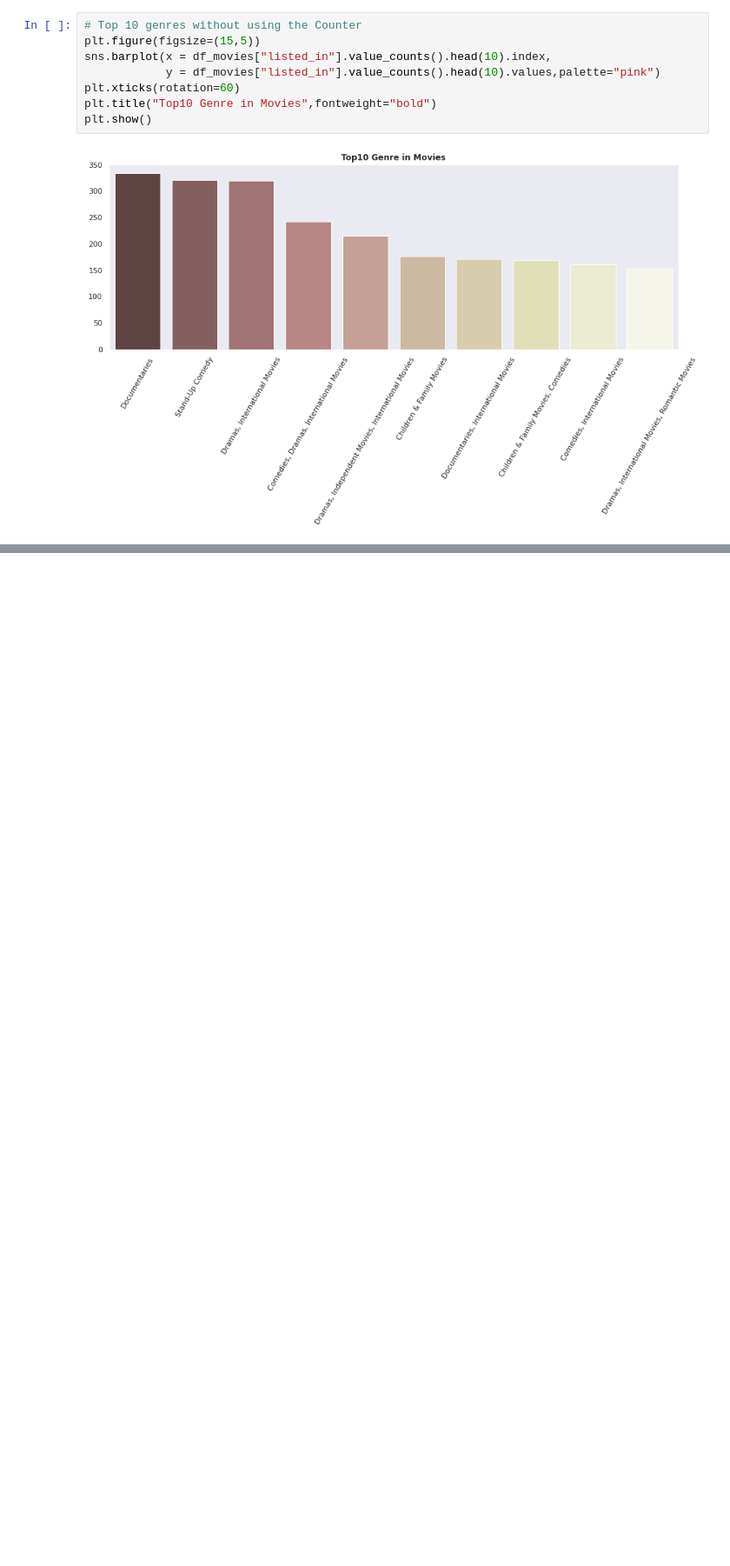
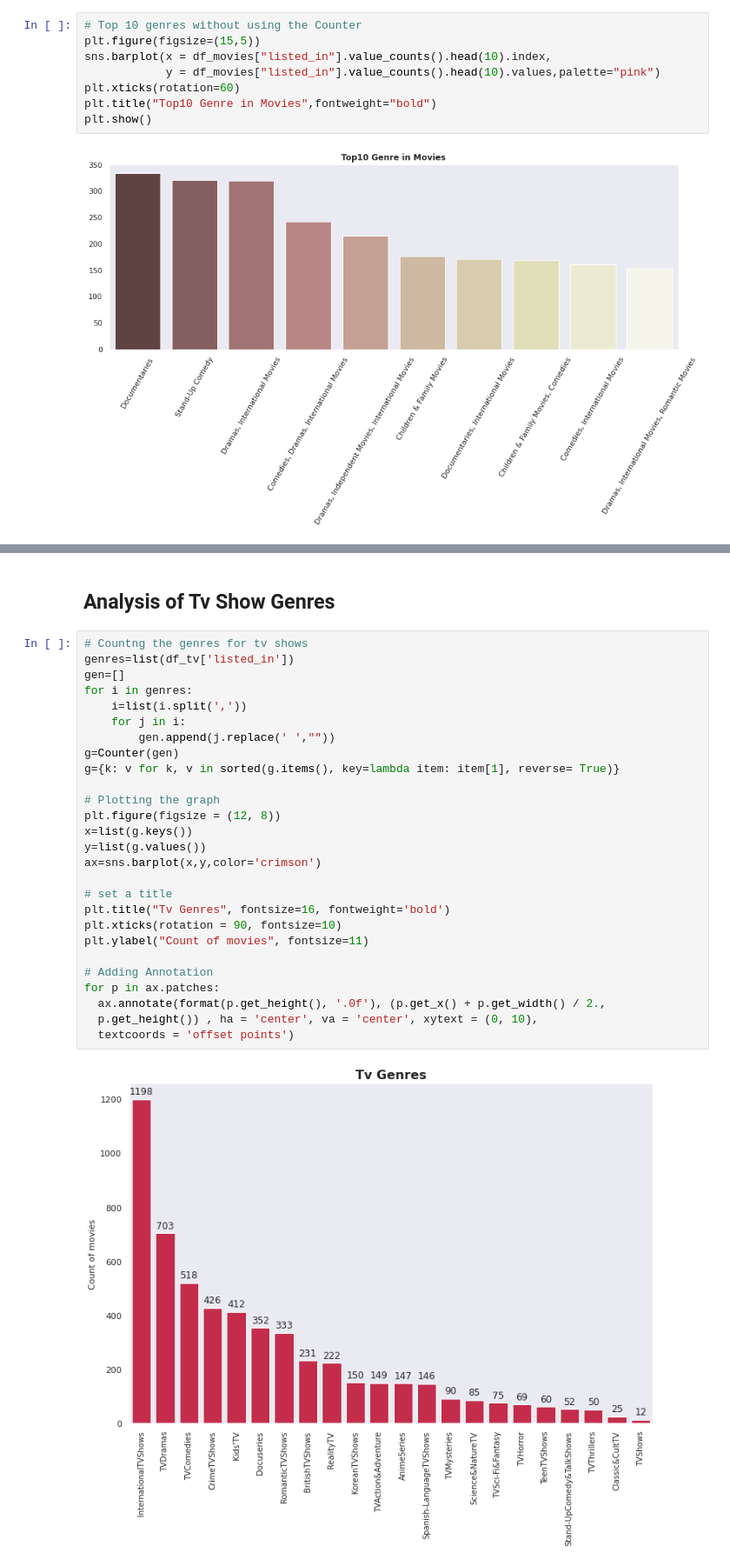
Before and after one commit to Debabarata308/Netflix-Movies-and-TV-Shows-Clustering, a Jupyter notebook: Copy_of_Copy_of_NETFLIX_MOVIES_AND_TV_SHOWS_CLUSTERING.ipynb, the cells around one changed output, grey strips where cells are left out. Shown at 87% size. Drawn from its saved outputs; the diff is of its cells as text; blank space fills up the shorter version.

```diff
--- a/Copy_of_Copy_of_NETFLIX_MOVIES_AND_TV_SHOWS_CLUSTERING.ipynb
+++ b/Copy_of_Copy_of_NETFLIX_MOVIES_AND_TV_SHOWS_CLUSTERING.ipynb
@@ -930,0 +948,31 @@ plt.show()
+# %% [markdown]
+## **Analysis of Tv Show Genres**
+# %%
+# Countng the genres for tv shows
+genres=list(df_tv['listed_in'])
+gen=[]
+for i in genres:
+    i=list(i.split(','))
+    for j in i:
+        gen.append(j.replace(' ',""))
+g=Counter(gen)
+g={k: v for k, v in sorted(g.items(), key=lambda item: item[1], reverse= True)}
+
+# Plotting the graph
+plt.figure(figsize = (12, 8))
+x=list(g.keys())
+y=list(g.values())
+ax=sns.barplot(x,y,color='crimson')
+
+# set a title
+plt.title("Tv Genres", fontsize=16, fontweight='bold')
+plt.xticks(rotation = 90, fontsize=10)
+plt.ylabel("Count of movies", fontsize=11)
+
+# Adding Annotation
+for p in ax.patches:
+  ax.annotate(format(p.get_height(), '.0f'), (p.get_x() + p.get_width() / 2.,
+  p.get_height()) , ha = 'center', va = 'center', xytext = (0, 10),
+  textcoords = 'offset points')
+# %% [output]
+[figure, added]
```
Also changed, not shown: parts of 26 cells of this notebook.
